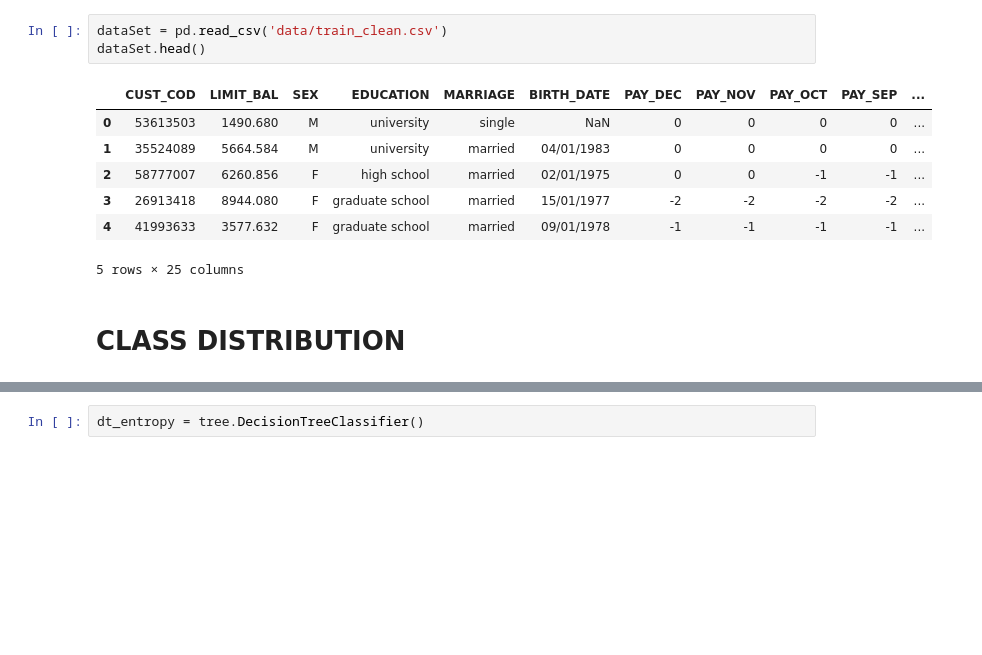
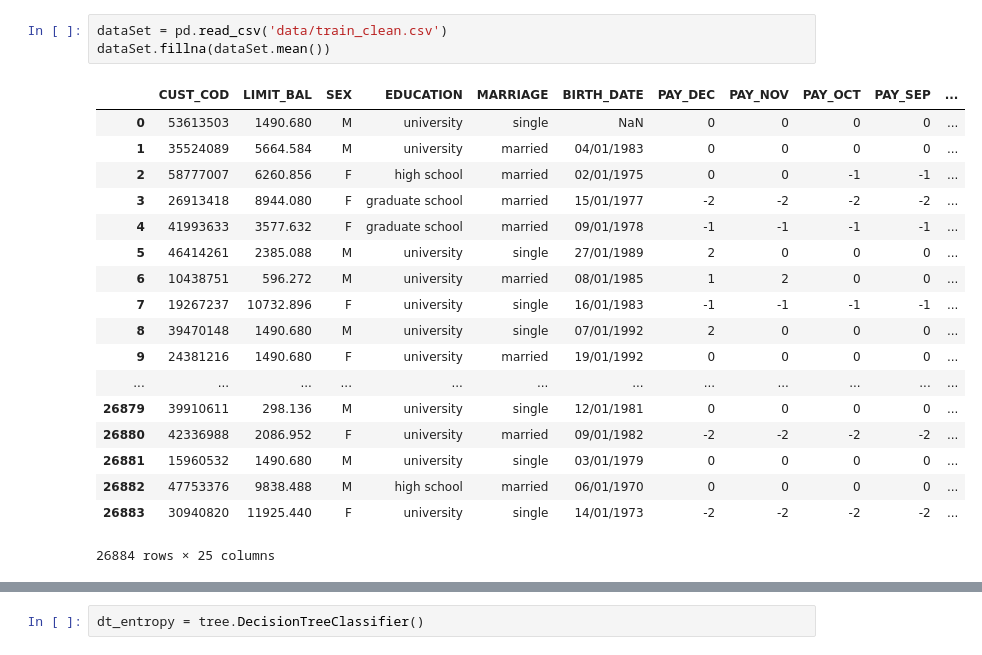
Before and after one commit to pietrodimarco91/Machine-Learning-Project-Loan-Default-Prediction, a Jupyter notebook: NotebookPietro.ipynb, the cells around one changed output, grey strips where cells are left out. Cells and saved outputs as stored; diff of their text form; blank space fills up the shorter version.

```diff
--- a/NotebookPietro.ipynb
+++ b/NotebookPietro.ipynb
@@ -15,13 +23,22 @@ Loading BokehJS ...
 # %%
 dataSet = pd.read_csv('data/train_clean.csv')
-dataSet.head()
+dataSet.fillna(dataSet.mean())
 # %% [output]
 |  | CUST_COD | LIMIT_BAL | SEX | EDUCATION | MARRIAGE | BIRTH_DATE | PAY_DEC | PAY_NOV | PAY_OCT | PAY_SEP | ... |
 | 0 | 53613503 | 1490.680 | M | university | single | NaN | 0 | 0 | 0 | 0 | ... |
 | 1 | 35524089 | 5664.584 | M | university | married | 04/01/1983 | 0 | 0 | 0 | 0 | ... |
 | 2 | 58777007 | 6260.856 | F | high school | married | 02/01/1975 | 0 | 0 | -1 | -1 | ... |
 | 3 | 26913418 | 8944.080 | F | graduate school | married | 15/01/1977 | -2 | -2 | -2 | -2 | ... |
 | 4 | 41993633 | 3577.632 | F | graduate school | married | 09/01/1978 | -1 | -1 | -1 | -1 | ... |
+| 5 | 46414261 | 2385.088 | M | university | single | 27/01/1989 | 2 | 0 | 0 | 0 | ... |
+| 6 | 10438751 | 596.272 | M | university | married | 08/01/1985 | 1 | 2 | 0 | 0 | ... |
+| 7 | 19267237 | 10732.896 | F | university | single | 16/01/1983 | -1 | -1 | -1 | -1 | ... |
+| 8 | 39470148 | 1490.680 | M | university | single | 07/01/1992 | 2 | 0 | 0 | 0 | ... |
+| 9 | 24381216 | 1490.680 | F | university | married | 19/01/1992 | 0 | 0 | 0 | 0 | ... |
+| ... | ... | ... | ... | ... | ... | ... | ... | ... | ... | ... | ... |
+| 26879 | 39910611 | 298.136 | M | university | single | 12/01/1981 | 0 | 0 | 0 | 0 | ... |
+| 26880 | 42336988 | 2086.952 | F | university | married | 09/01/1982 | -2 | -2 | -2 | -2 | ... |
+| 26881 | 15960532 | 1490.680 | M | university | single | 03/01/1979 | 0 | 0 | 0 | 0 | ... |
+| 26882 | 47753376 | 9838.488 | M | high school | married | 06/01/1970 | 0 | 0 | 0 | 0 | ... |
+| 26883 | 30940820 | 11925.440 | F | university | single | 14/01/1973 | -2 | -2 | -2 | -2 | ... |
-5 rows × 25 columns
+26884 rows × 25 columns
-# %% [markdown]
-# CLASS DISTRIBUTION
```
Also changed, not shown: parts of 28 cells of this notebook.
